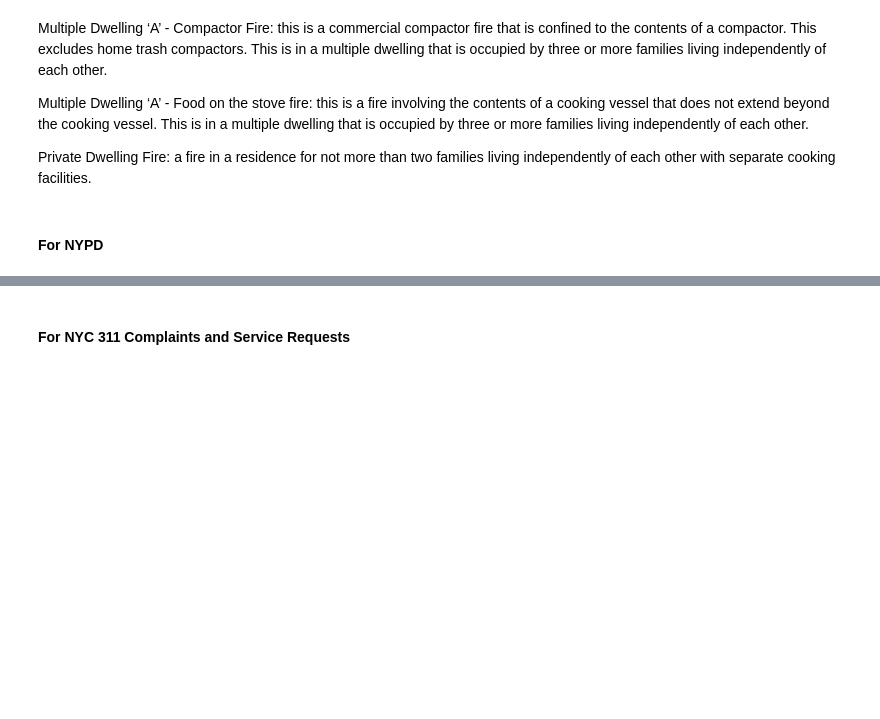
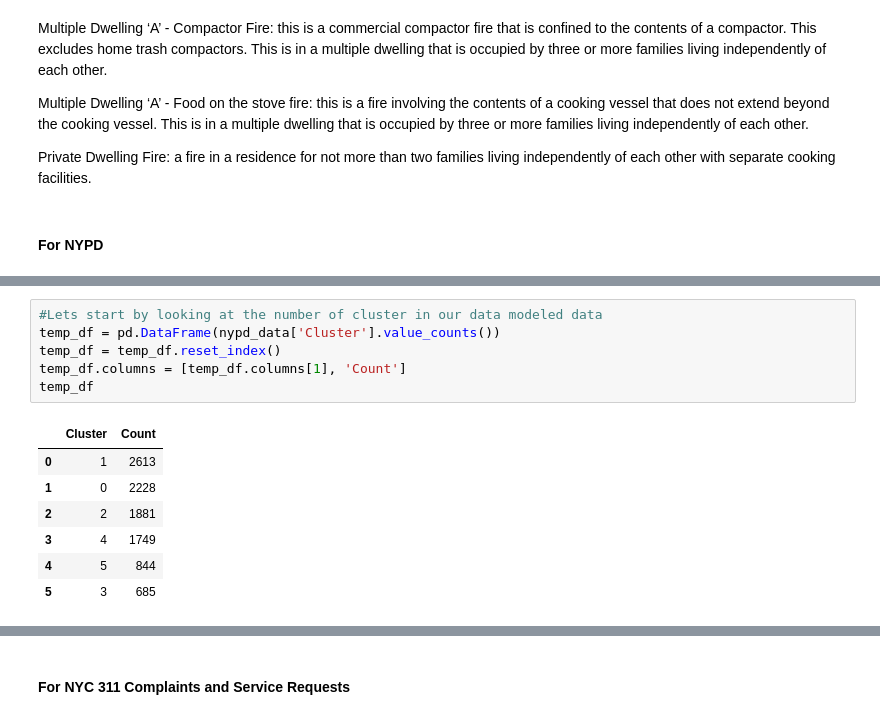
Before and after one commit to kkrusere/Developing-a-Score-to-Measure-Riskiness-of-Residential-Properties-Insurance, a Jupyter notebook: modeling.ipynb, the cells around one changed output, grey strips where cells are left out. Saved outputs shown, nothing was run; the diff lists cells and outputs as text; blank space fills up the shorter version.

```diff
--- a/modeling.ipynb
+++ b/modeling.ipynb
@@ -506,0 +520,14 @@ Private Dwelling Fire: a fire in a residence for not more than two families livi
+# %%
+#Lets start by looking at the number of cluster in our data modeled data
+temp_df = pd.DataFrame(nypd_data['Cluster'].value_counts())
+temp_df = temp_df.reset_index()
+temp_df.columns = [temp_df.columns[1], 'Count']
+temp_df
+# %% [output]
+|  | Cluster | Count |
+| 0 | 1 | 2613 |
+| 1 | 0 | 2228 |
+| 2 | 2 | 1881 |
+| 3 | 4 | 1749 |
+| 4 | 5 | 844 |
+| 5 | 3 | 685 |
```
Also changed, not shown: parts of 7 cells of this notebook.
